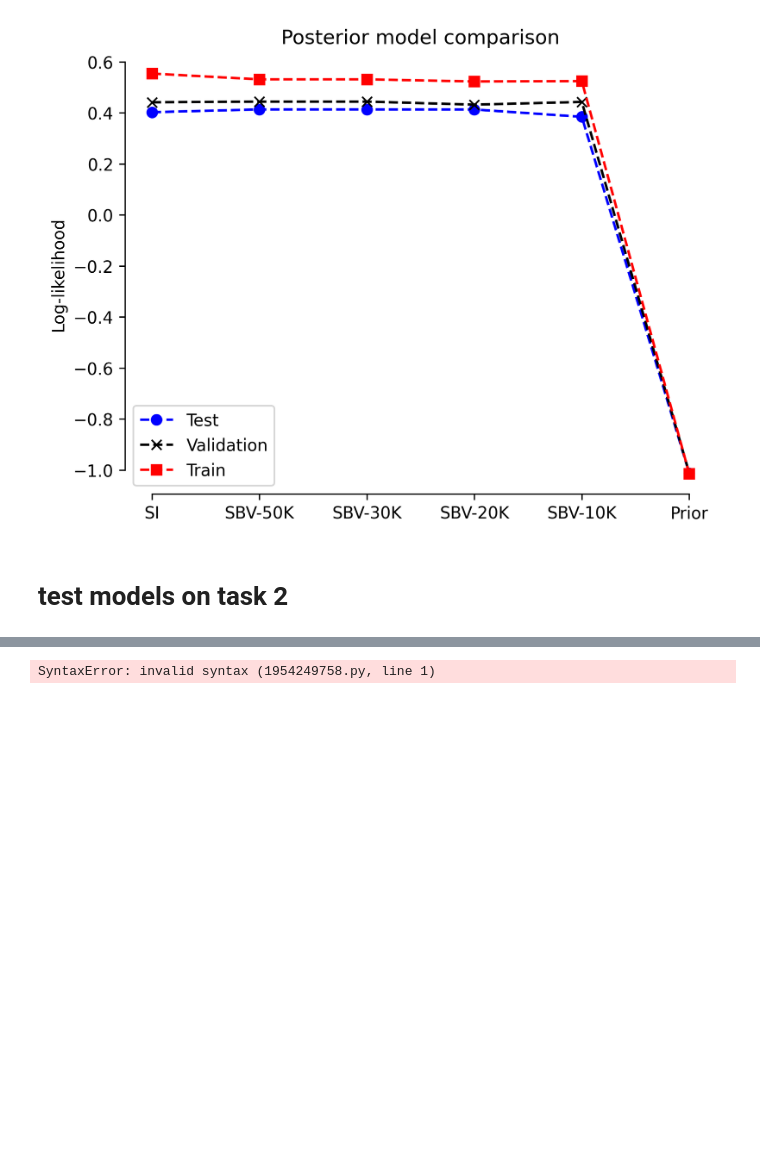
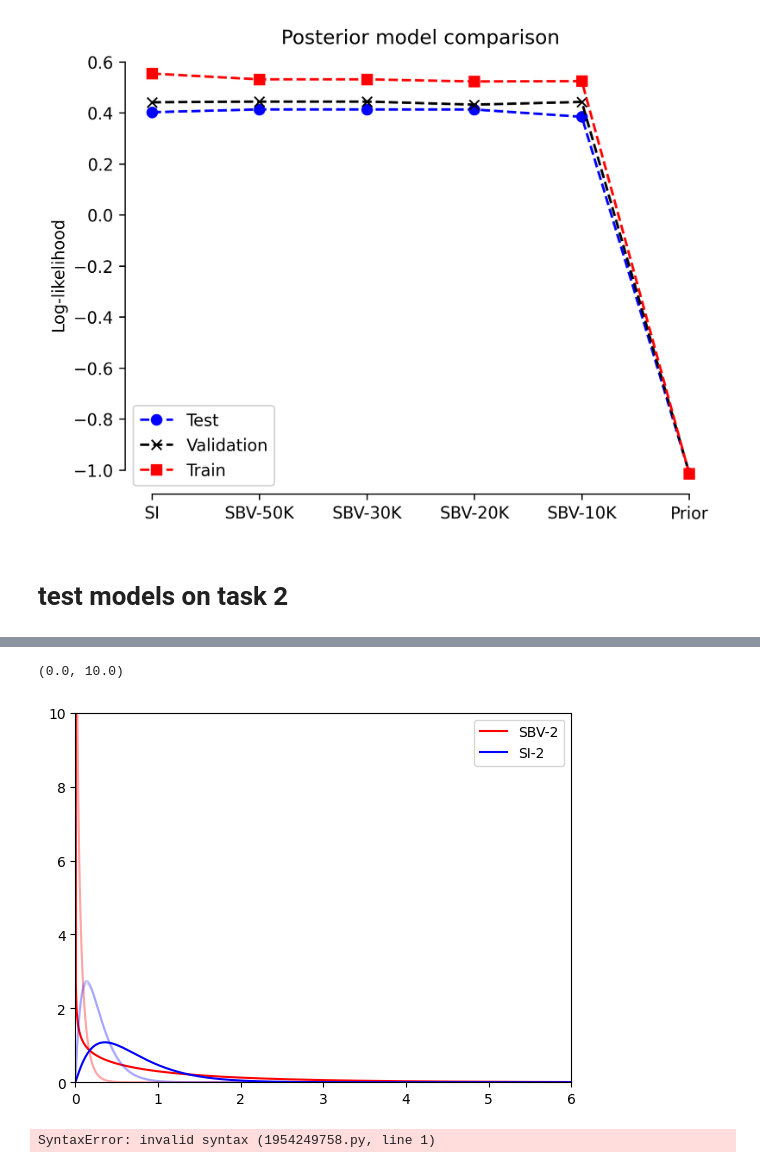
Before and after one commit to suhasshrinivasan/task-transfer, a Jupyter notebook: experiments/learning/evaluate_predictive_models.ipynb, the cells around one changed output, grey strips where cells are left out. Cells and saved outputs as stored; diff of their text form; code cells hidden in the pictures; blank space fills up the shorter version.

```diff
--- a/experiments/learning/evaluate_predictive_models.ipynb
+++ b/experiments/learning/evaluate_predictive_models.ipynb
@@ -250,3 +378,37 @@ best_sbv_30k_model = torch.load(best_sbv_30k["model"], map_location="cpu")
 best_sbv_20k_model = torch.load(best_sbv_20k["model"], map_location="cpu")
 best_sbv_10k_model = torch.load(best_sbv_10k["model"], map_location="cpu")
 best_prior_model = torch.load(best_prior["model"], map_location="cpu")
+# %%
+best_si_model.eval()
+best_sbv_model.eval()
+best_sbv2_model.eval()
+best_si2_model.eval()
+si_pdfs = []
+sbv_pdfs = []
+si2_pdfs = []
+sbv2_pdfs = []
+zero = torch.finfo(torch.float32).eps
+x = torch.linspace(zero, 6, steps=1000).unsqueeze(-1)
+for stimulus in stimuli:
+    with torch.no_grad():
+        si_dist = best_si_model.trainable_distribution.distribution(
+            cond=stimulus.reshape(-1, obs_h * obs_w)
+        )
+        si_pdfs.append(si_dist.log_prob(x).exp())
+        sbv_dist = best_sbv_model.trainable_distribution.distribution(
+            cond=stimulus.reshape(-1, obs_h * obs_w)
+        )
+        sbv_pdfs.append(sbv_dist.log_prob(x).exp())
+        si2_dist = best_si2_model.trainable_distribution.distribution(
+            cond=stimulus.reshape(-1, obs_h * obs_w)
+        )
+        si2_pdfs.append(si2_dist.log_prob(x).exp())
+        sbv2_dist = best_sbv2_model.trainable_distribution.distribution(
+            cond=stimulus.reshape(-1, obs_h * obs_w)
+        )
+        sbv2_pdfs.append(sbv2_dist.log_prob(x).exp())
+
+si_pdfs = torch.stack(si_pdfs, dim=0)
+sbv_pdfs = torch.stack(sbv_pdfs, dim=0)
+si2_pdfs = torch.stack(si2_pdfs, dim=0)
+sbv2_pdfs = torch.stack(sbv2_pdfs, dim=0)
@@ -253,3 +432,14 @@ best_prior_model = torch.load(best_prior["model"], map_location="cpu")
+# %%
+plt.plot(x.flatten(), sbv2_pdfs[0].T, label="SBV-2", color="red")
+plt.plot(x.flatten(), sbv2_pdfs[1:].T, color="red", alpha=0.1)
+plt.plot(x.flatten(), si2_pdfs[0].T, label="SI-2", color="blue")
+plt.plot(x.flatten(), si2_pdfs[1:].T, color="blue", alpha=0.1)
+plt.legend()
+plt.xlim(0, 6)
+plt.ylim(0, 10)
+# %% [output]
+(0.0, 10.0)
+[figure, added]
 # %%
 train_logls = [best_si["train_ll_mean"], best_sbv["train_ll_mean"], best_prior["train_ll_mean"]]
 val_logls = [best_si["val_ll_mean"], best_sbv["val_ll_mean"], best_prior["val_ll_mean"]]
```
Also changed, not shown: parts of 9 cells of this notebook, 5 other files.
